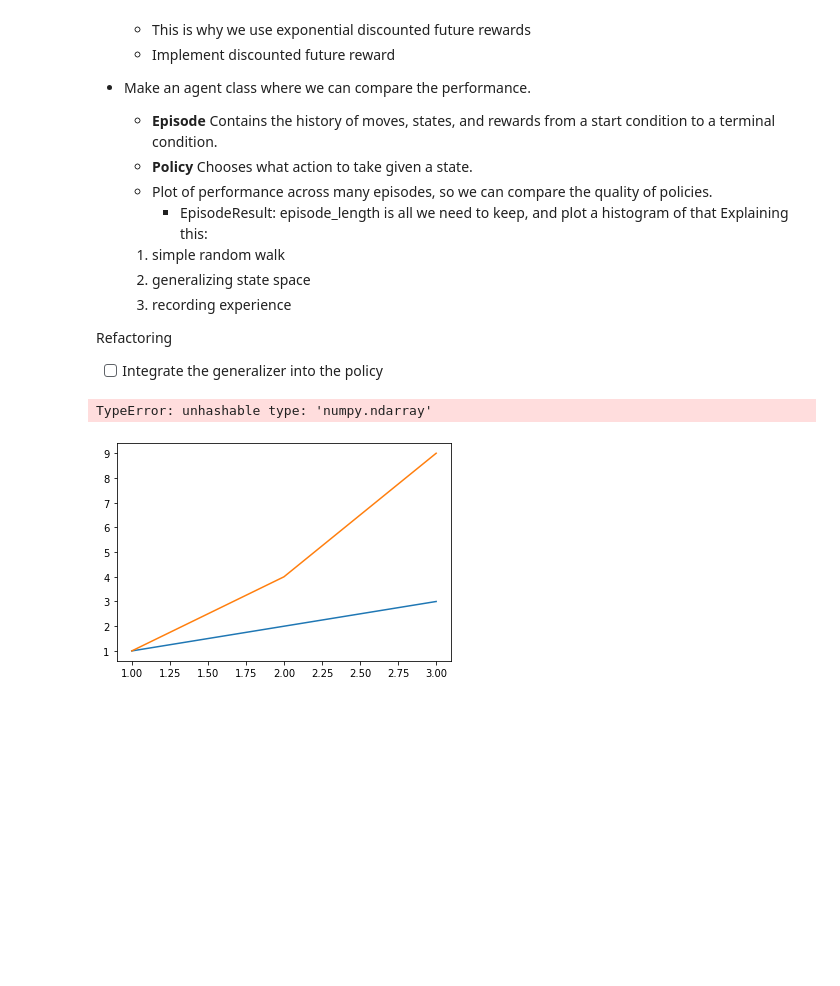
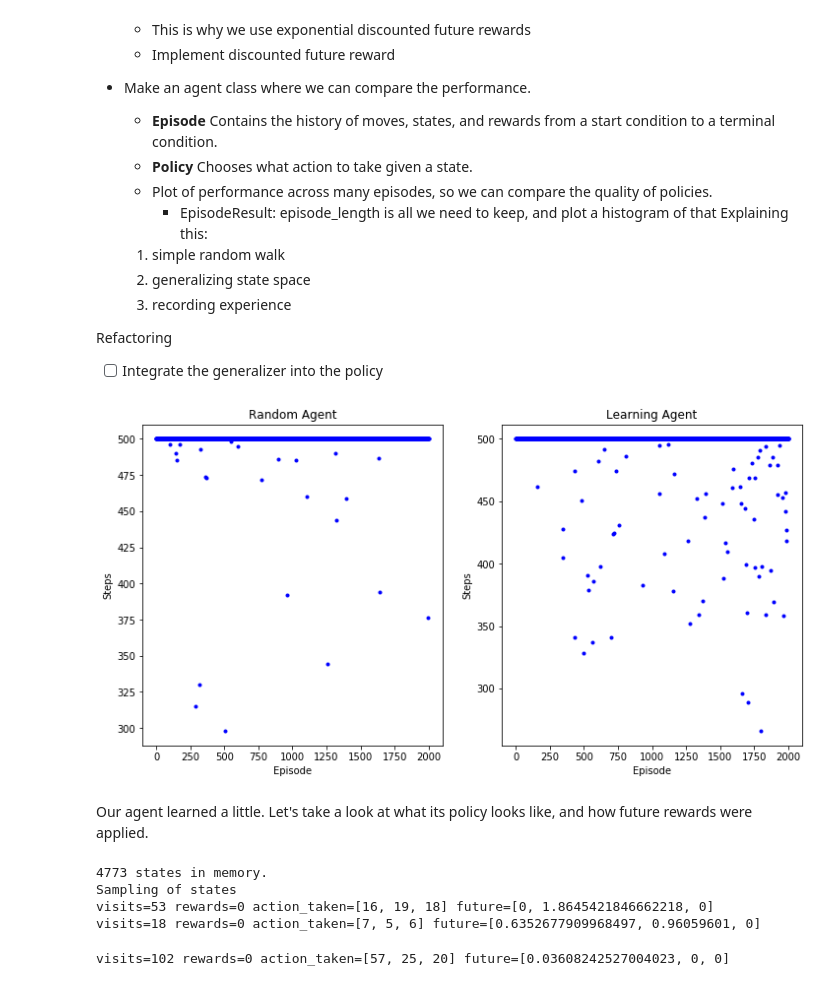
Before and after one commit to unoti/ai-gym-experiments, a Jupyter notebook: 3-Discretizing.ipynb, the cells around one changed output. Drawn from its saved outputs; the diff is of its cells as text; code cells hidden in the pictures; blank space fills up the shorter version.

Commit message:
Implemented epsilon greedy

```diff
--- a/3-Discretizing.ipynb
+++ b/3-Discretizing.ipynb
@@ -548,6 +548,8 @@ Explaining this:
 Refactoring
  - [ ] Integrate the generalizer into the policy
 # %%
+import random
+
 class StateRecord:
     """Holds statistics about each state."""
     def __init__(self):
@@ -579,11 +581,14 @@ class RandomPolicy:
     def __init__(self, env):
         self.env = env
 
-    def suggest_action(self, observation):
+    def suggest_action(self, state):
         return self.env.action_space.sample()
 
     def update_policy(self, episode):
         pass
+
+    def generalize(self, observation):
+        return observation
 
 class LearningPolicy:
     """Recommends the next action given an observation of the state of the world."""
@@ -592,13 +597,19 @@ class LearningPolicy:
         self.env = env
         self.generalizer = StateGeneralizer(env.observation_space.low, env.observation_space.high, generalization)
         self.discount_rate = discount_rate # A number between 0 and 1. 0 favors the present, 1 considers distant rewards the same as now.
+        self.epsilon = 0.1 # Number from 0-1. Probability we'll take a random action (explore) instead of using the policy (exploit).
 
-    def suggest_action(self, observation):
-        state_key = self.generalizer.bin(observation)
+    def generalize(self, observation):
+        return self.generalizer.bin(observation)
+
+    def suggest_action(self, state):
+        # Sometimes we're going to explore instead of exploit.
+        if self.epsilon < random.random():
+            return self.env.action_space.sample()
         # If we haven't seen this state before then choose randomly.
-        if not state_key in self.stats:
+        if not state in self.stats:
             return self.env.action_space.sample()
-        rec = self.stats[state_key]
+        rec = self.stats[state]
         return self._find_best_action(rec.action_taken, rec.future_rewards)
 
     def _find_best_action(self, actions_taken, future_rewards):
@@ -623,10 +634,10 @@ class LearningPolicy:
         # Because we're travelling backwards, the term "earlier" below means earlier
         # with regard to the original recording of history, that is, earlier means lower values of t.
         for t in range(len(episode)-1, 0, -1):
-            observation, action, reward = episode.steps[t]
-            state = self.generalizer.bin(observation)
+            state, action, reward = episode.steps[t]
             rec = self.stats[state]
             rec.visit_count += 1
+            rec.action_taken[action] += 1
             if reward > -1:
                 self._apply_reward_backwards(episode, t, reward=1)
 
@@ -639,9 +650,9 @@ class LearningPolicy:
             distance += 1
 
             # Update our stats for this time step.
-            state, _action, _reward = episode.steps[t]
+            state, action, _reward = episode.steps[t]
             rec = self.stats[state]
-            rec.future_rewards += reward_for_step
+            rec.future_rewards[action] += reward_for_step
 
 class Agent:
     max_steps_per_episode = 1000
@@ -654,48 +665,59 @@ class Agent:
         episode = Episode()
         observation = env.reset()
         for i in range(self.max_steps_per_episode):
-            action = self.policy.suggest_action(observation)
+            state = self.policy.generalize(observation)
+            action = self.policy.suggest_action(state)
             observation, reward, done, info = env.step(action)
-            episode.record_step(observation, action, reward)
+            episode.record_step(state, action, reward)
             if done:
                 break
         return episode
 
     def train(self, episode_count):
         """Train for a number of episodes.  Returns a list of episode lengths."""
         training_history = []
         for i in range(episode_count):
             episode = self.run_episode()
             self.policy.update_policy(episode)
             training_history.append(len(episode))
         return training_history
 
 
-episode_count = 100
+episode_count = 2000
 random_agent = Agent(env, RandomPolicy(env))
 learning_agent = Agent(env, LearningPolicy(env))
 episode_lengths_random = random_agent.train(episode_count)
 episode_lengths_learning = learning_agent.train(episode_count)
 
 fig, (ax1, ax2) = plt.subplots(nrows=1, ncols=2, figsize=(12,6))
 ax1.plot(range(episode_count), episode_lengths_random, 'b.')
 ax1.set(xlabel='Episode', ylabel='Steps', title='Random Agent')
 
 ax2.plot(range(episode_count), episode_lengths_learning, 'b.')
 ax2.set(xlabel='Episode', ylabel='Steps', title='Learning Agent')
 
-#fig, ax = plt.subplot()
-#ax.plot(range(episode_count), episode_lengths_random, 'b.')
-#ax.set(xlabel='Episode', ylabel='Steps', title='Random Agent')
 
 plt.show()
 # %% [output]
-TypeError: unhashable type: 'numpy.ndarray'
+[figure, added]
-# %%
-import matplotlib.pyplot as plt
-fig, ax = plt.subplots()
-ax.plot([1,2,3], [1,2,3], label='line1')
-ax.plot([1,2,3], [1,4,9], label='line2')
-plt.show()
-# %% [output]
-[figure, removed]
+# %% [markdown]
+Our agent learned a little.  Let's take a look at what its policy looks like, and how future rewards were applied.
+# %%
+import random
+def show_stat(agent):
+    s = list(agent.policy.stats.values())
+    print('%s states in memory.' % len(s))
+    print('Sampling of states')
+    print(random.choice(s))
+    print(random.choice(s))
+
+show_stat(learning_agent)
+# %% [output]
+4773 states in memory.
+Sampling of states
+visits=53 rewards=0 action_taken=[16, 19, 18] future=[0, 1.8645421846662218, 0]
+visits=18 rewards=0 action_taken=[7, 5, 6] future=[0.6352677909968497, 0.96059601, 0]
+# %%
+s[0]
+# %% [output]
+visits=102 rewards=0 action_taken=[57, 25, 20] future=[0.03608242527004023, 0, 0]
```
Also changed, not shown: parts of 26 cells of this notebook.
